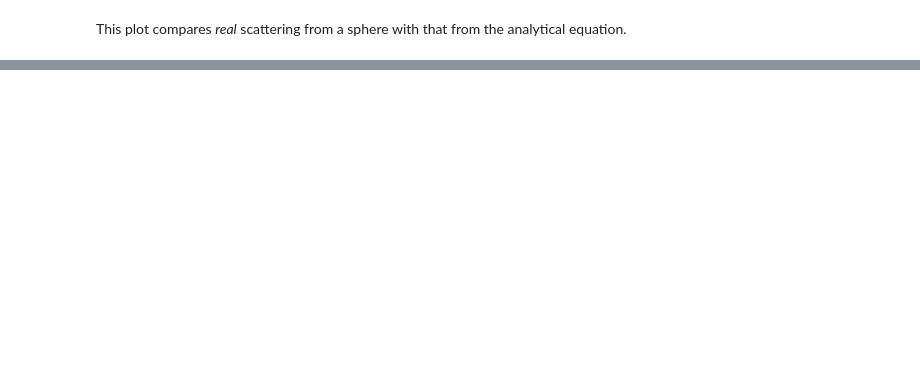
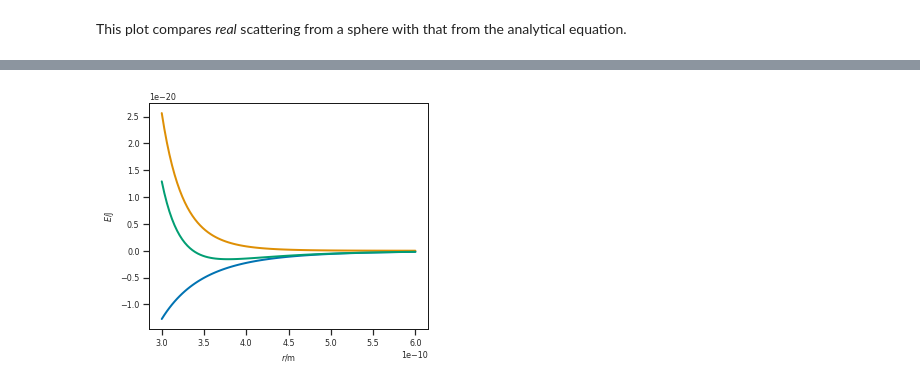
Before and after one commit to arm61/thesis, a Jupyter notebook: notebooks/theory.ipynb, the cells around one changed output, grey strips where cells are left out. Cells and saved outputs as stored; diff of their text form; code cells hidden in the pictures; blank space fills up the shorter version.

```diff
--- a/notebooks/theory.ipynb
+++ b/notebooks/theory.ipynb
@@ -264,0 +265,25 @@ else:
+# %%
+def attractive_energy(rij, b):
+    return -b / np.power(rij, 6)
+
+def repulsive_energy(rij, a):
+    return a / np.power(rij, 12)
+
+def lj_energy(rij, a, b):
+    return repulsive_energy(rij, a) + attractive_energy(rij, b)
+
+r = np.linspace(3e-10, 6e-10, 100)
+fig = plt.figure(figsize=(5, 25/11))
+ax = fig.add_subplot(111)
+ax.plot(r, attractive_energy(r, 9.273e-78))
+ax.plot(r, repulsive_energy(r, 1.363e-134))
+ax.plot(r, lj_energy(r, 1.363e-134, 9.273e-78))
+ax.set_xlabel(r'$r$/m')
+ax.set_ylabel(r'$E$/J')
+if in_ipynb():
+    plt.show()
+else:
+    plt.savefig('reports/figures/theory/lj.pdf')
+    plt.close()
+# %% [output]
+[figure, added]
```
Also changed, not shown: parts of 5 cells of this notebook, 14 other files.
